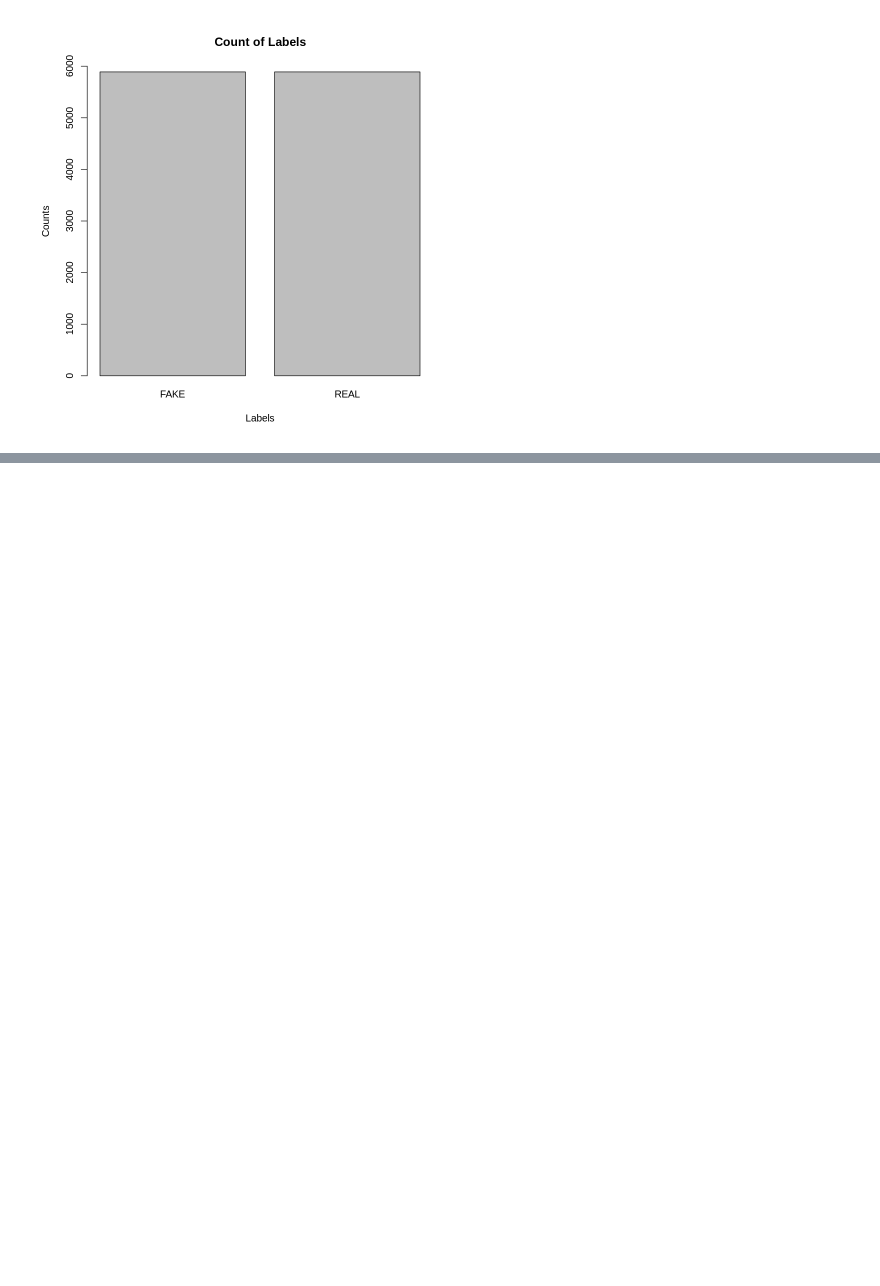
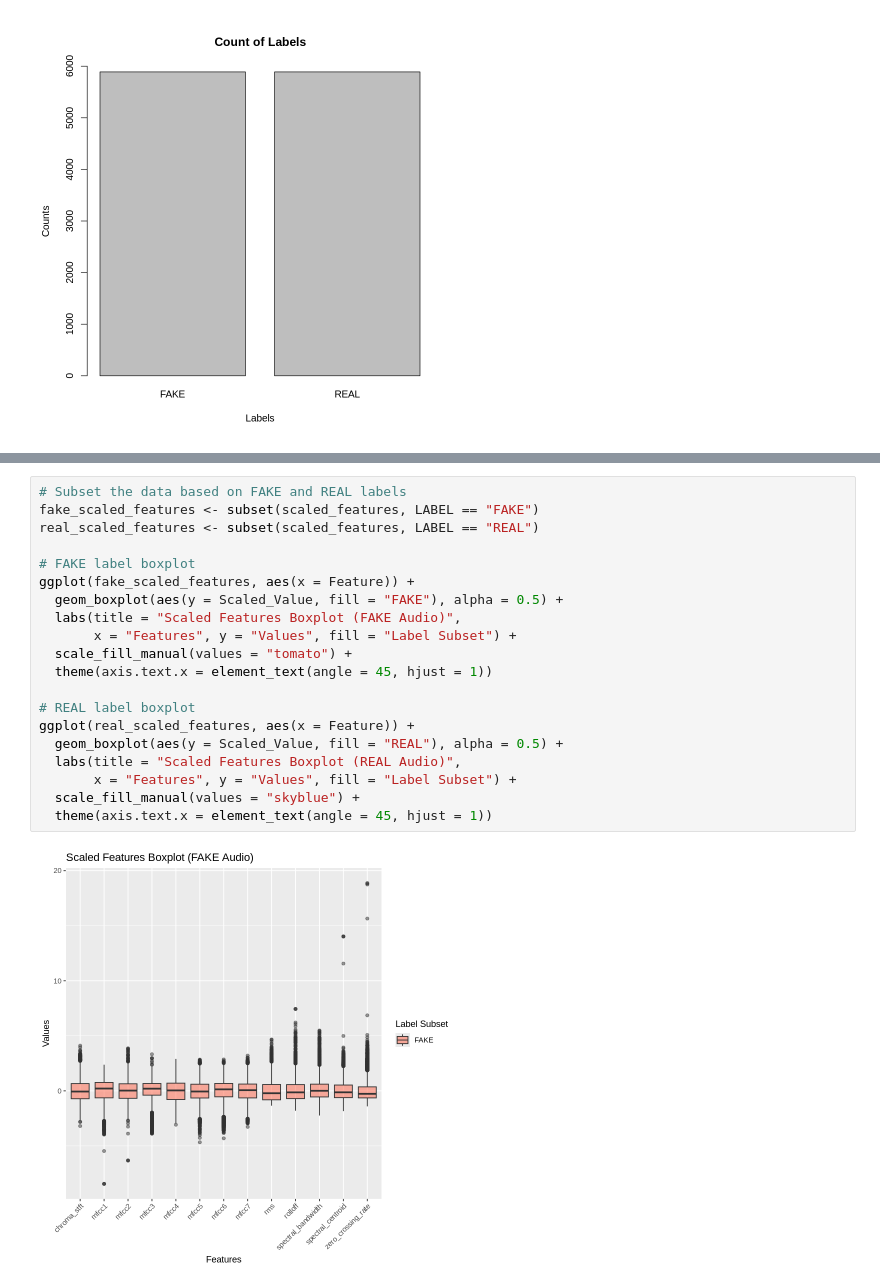
Before and after one commit to Azlothe/Detecting-DeepFake-Audio, a Jupyter notebook: Data_Analysis.ipynb, the cells around one changed output, grey strips where cells are left out. Drawn from its saved outputs; the diff is of its cells as text; blank space fills up the shorter version.

```diff
--- a/Data_Analysis.ipynb
+++ b/Data_Analysis.ipynb
@@ -64,0 +193,22 @@ barplot(labels,
+# %%
+# Subset the data based on FAKE and REAL labels
+fake_scaled_features <- subset(scaled_features, LABEL == "FAKE")
+real_scaled_features <- subset(scaled_features, LABEL == "REAL")
+
+# FAKE label boxplot
+ggplot(fake_scaled_features, aes(x = Feature)) +
+  geom_boxplot(aes(y = Scaled_Value, fill = "FAKE"), alpha = 0.5) +
+  labs(title = "Scaled Features Boxplot (FAKE Audio)",
+       x = "Features", y = "Values", fill = "Label Subset") +
+  scale_fill_manual(values = "tomato") +
+  theme(axis.text.x = element_text(angle = 45, hjust = 1))
+
+# REAL label boxplot
+ggplot(real_scaled_features, aes(x = Feature)) +
+  geom_boxplot(aes(y = Scaled_Value, fill = "REAL"), alpha = 0.5) +
+  labs(title = "Scaled Features Boxplot (REAL Audio)",
+       x = "Features", y = "Values", fill = "Label Subset") +
+  scale_fill_manual(values = "skyblue") +
+  theme(axis.text.x = element_text(angle = 45, hjust = 1))
+# %% [output]
+[figure, added]
```
Also changed, not shown: parts of 31 cells of this notebook.
